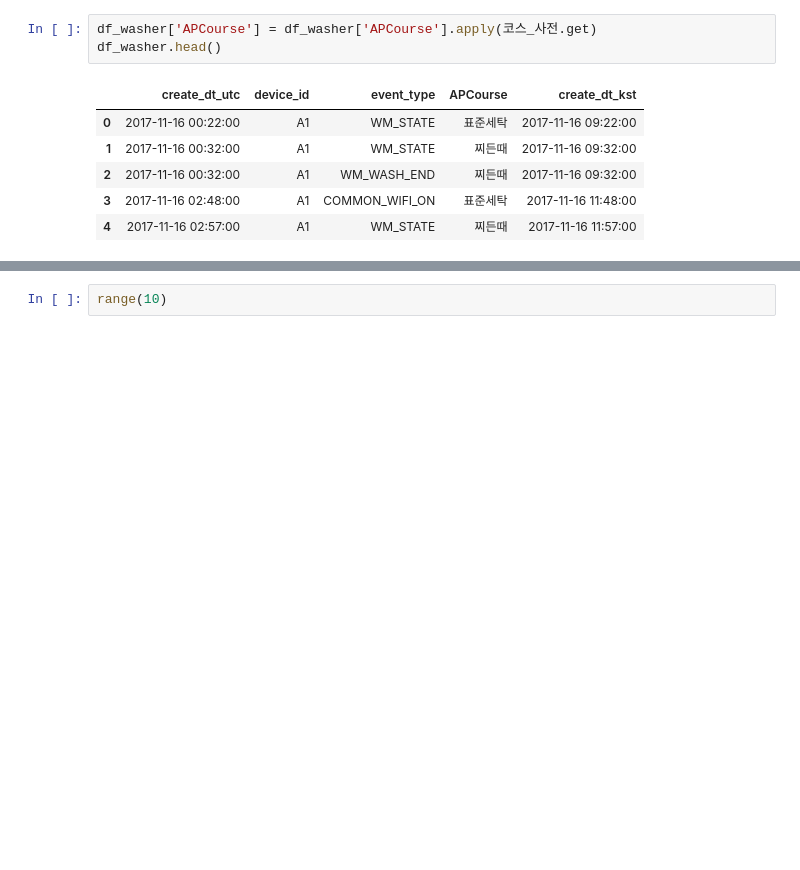
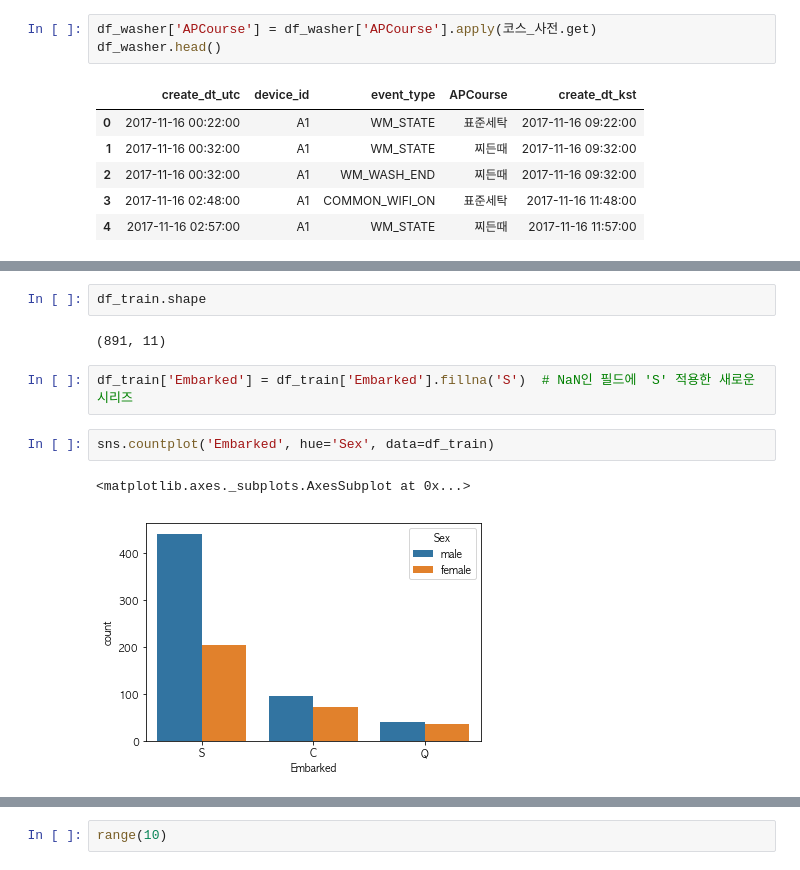
Before and after one commit to CodingSta/demo-201810-lge, a Jupyter notebook: 파이썬강의.ipynb, the cells around one changed output, grey strips where cells are left out. Saved outputs shown, nothing was run; the diff lists cells and outputs as text; blank space fills up the shorter version.

```diff
--- a/파이썬강의.ipynb
+++ b/파이썬강의.ipynb
@@ -2169,0 +2242,11 @@ df_washer.groupby(['device_id', 'APCourse']).size().unstack(fill_value=0)
+# %%
+df_train.shape
+# %% [output]
+(891, 11)
+# %%
+df_train['Embarked'] = df_train['Embarked'].fillna('S')  # NaN인 필드에 'S' 적용한 새로운 시리즈
+# %%
+sns.countplot('Embarked', hue='Sex', data=df_train)
+# %% [output]
+<matplotlib.axes._subplots.AxesSubplot at 0x...>
+[figure, added]
```
Also changed, not shown: parts of 13 cells of this notebook.
